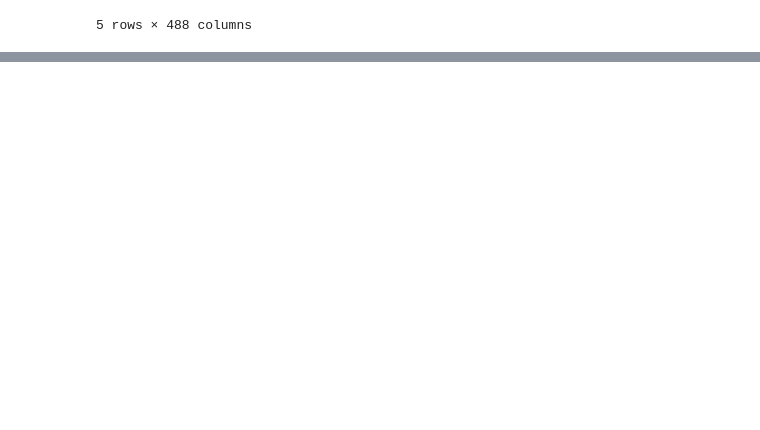
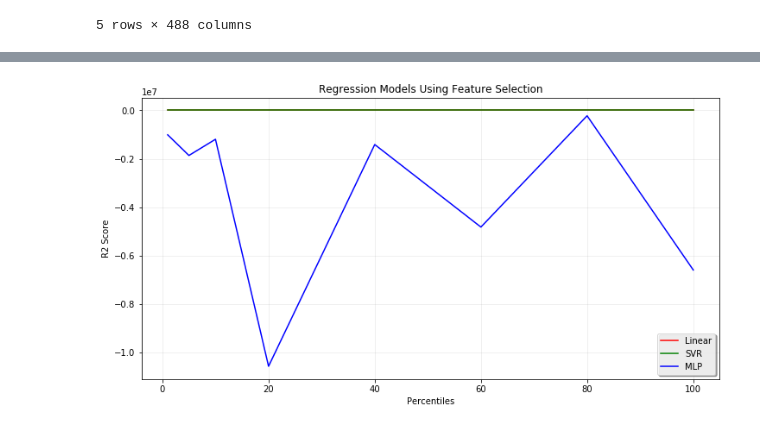
Before and after one commit to gmvgn/ml-2017-final, a Jupyter notebook: final_model.ipynb, the cells around one changed output, grey strips where cells are left out. Drawn from its saved outputs; the diff is of its cells as text; code cells hidden in the pictures; blank space fills up the shorter version.

```diff
--- a/final_model.ipynb
+++ b/final_model.ipynb
@@ -204,0 +261,4 @@ Percentile: 1
+# %%
+regr.do_plots()
+# %% [output]
+[figure, added]
```
Also changed, not shown: parts of 8 cells of this notebook, 6 other files.
